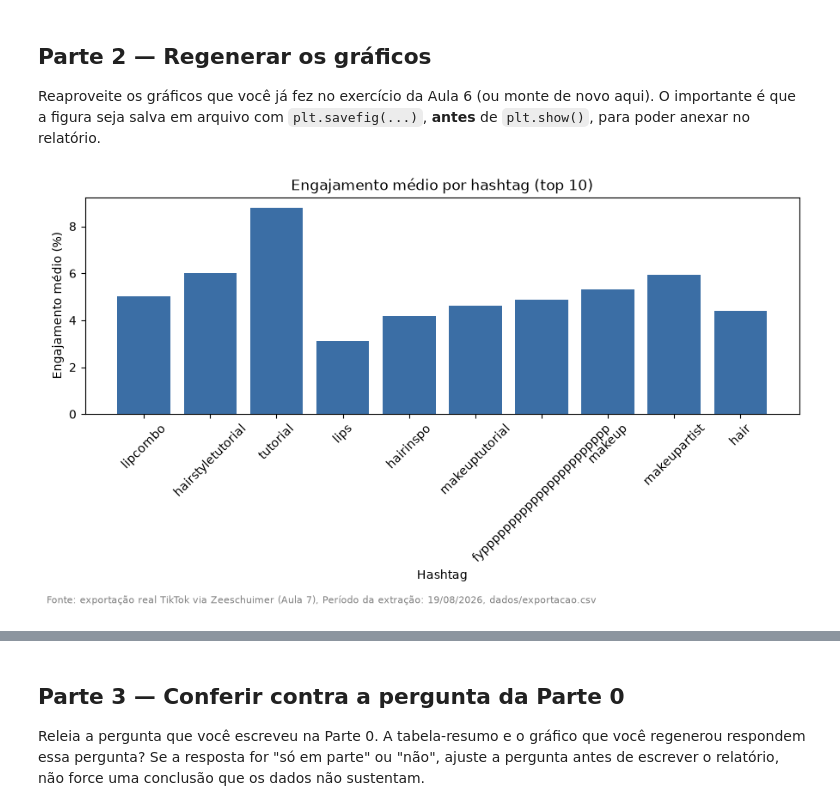
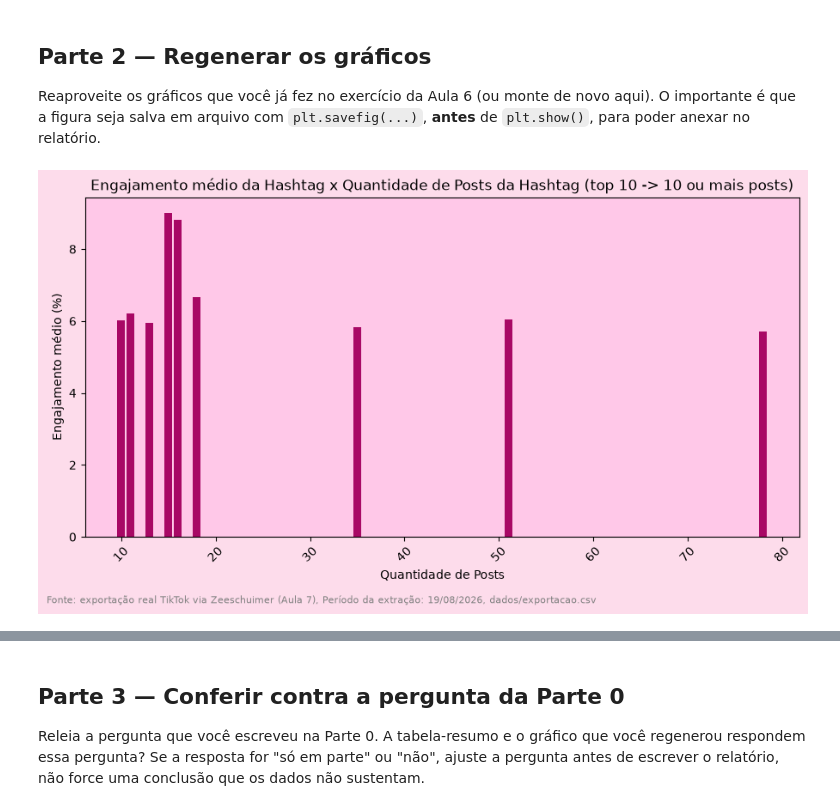
Before and after one commit to sablewin22/extracao-dados-trabalhos-sabrinalewin, a Jupyter notebook: projetos/07-relatorio-analitico/exercicios/exercicio-07-relatorio-analitico.ipynb, the cells around one changed output, grey strips where cells are left out. Drawn from its saved outputs; the diff is of its cells as text; code cells hidden in the pictures.

```diff
--- a/projetos/07-relatorio-analitico/exercicios/exercicio-07-relatorio-analitico.ipynb
+++ b/projetos/07-relatorio-analitico/exercicios/exercicio-07-relatorio-analitico.ipynb
@@ -153,20 +122,22 @@ Tabela salva em dados/resumo_hashtags_10_posts.csv
 
 Reaproveite os gráficos que você já fez no exercício da Aula 6 (ou monte de novo aqui). O importante é que a figura seja salva em arquivo com `plt.savefig(...)`, **antes** de `plt.show()`, para poder anexar no relatório.
 # %%
-top10 = resumo_hashtags.head(10)  # as 10 hashtags com maior engajamento médio (a tabela já veio ordenada)
+top10 = resumo_hashtags_10_posts.head(10)  # as 10 hashtags com maior engajamento médio com 10 ou mais posts (a tabela já veio ordenada)
 
 fig, ax = plt.subplots(figsize=(9, 5))  # cria a figura e os eixos, com um tamanho legível
 
-ax.bar(top10["hashtags"], top10["engajamento_medio"] * 100, color="#3b6ea5")  # barra por hashtag; multiplicamos por 100 pra virar porcentagem
+ax.bar(top10["qtd_posts"], top10["engajamento_medio"] * 100, color="#a80865")  # barra por hashtag; multiplicamos por 100 pra virar porcentagem
+ax.set_facecolor("#FFC8E8")
+fig.patch.set_facecolor("#FDDCEB")
 
-ax.set_title("Engajamento médio por hashtag (top 10)")  # título informativo: diz o que o gráfico mostra
-ax.set_xlabel("Hashtag")  # rótulo do eixo horizontal
+ax.set_title("Engajamento médio da Hashtag x Quantidade de Posts da Hashtag (top 10 -> 10 ou mais posts)")  # título informativo: diz o que o gráfico mostra
+ax.set_xlabel("Quantidade de Posts")  # rótulo do eixo horizontal
 ax.set_ylabel("Engajamento médio (%)")  # rótulo do eixo vertical, com a unidade
 ax.tick_params(axis="x", rotation=45)  # gira os nomes das hashtags pra não sobrepor
 fig.text(0.01, -0.02, "Fonte: exportação real TikTok via Zeeschuimer (Aula 7), Período da extração: 19/08/2026, dados/exportacao.csv", fontsize=8, color="gray")  # fonte dos dados, sempre
 
 fig.tight_layout()  # ajusta os espaçamentos pra nada cortar
-plt.savefig("dados/grafico_relatorio.png", dpi=120, bbox_inches="tight")
+plt.savefig("dados/grafico_relatorio_10_posts.png", dpi=120, bbox_inches="tight")
 plt.show()
 # %% [output]
-[figure, old version]
+[figure, new version]
```
Also changed, not shown: parts of 8 cells of this notebook, 9 other files.
